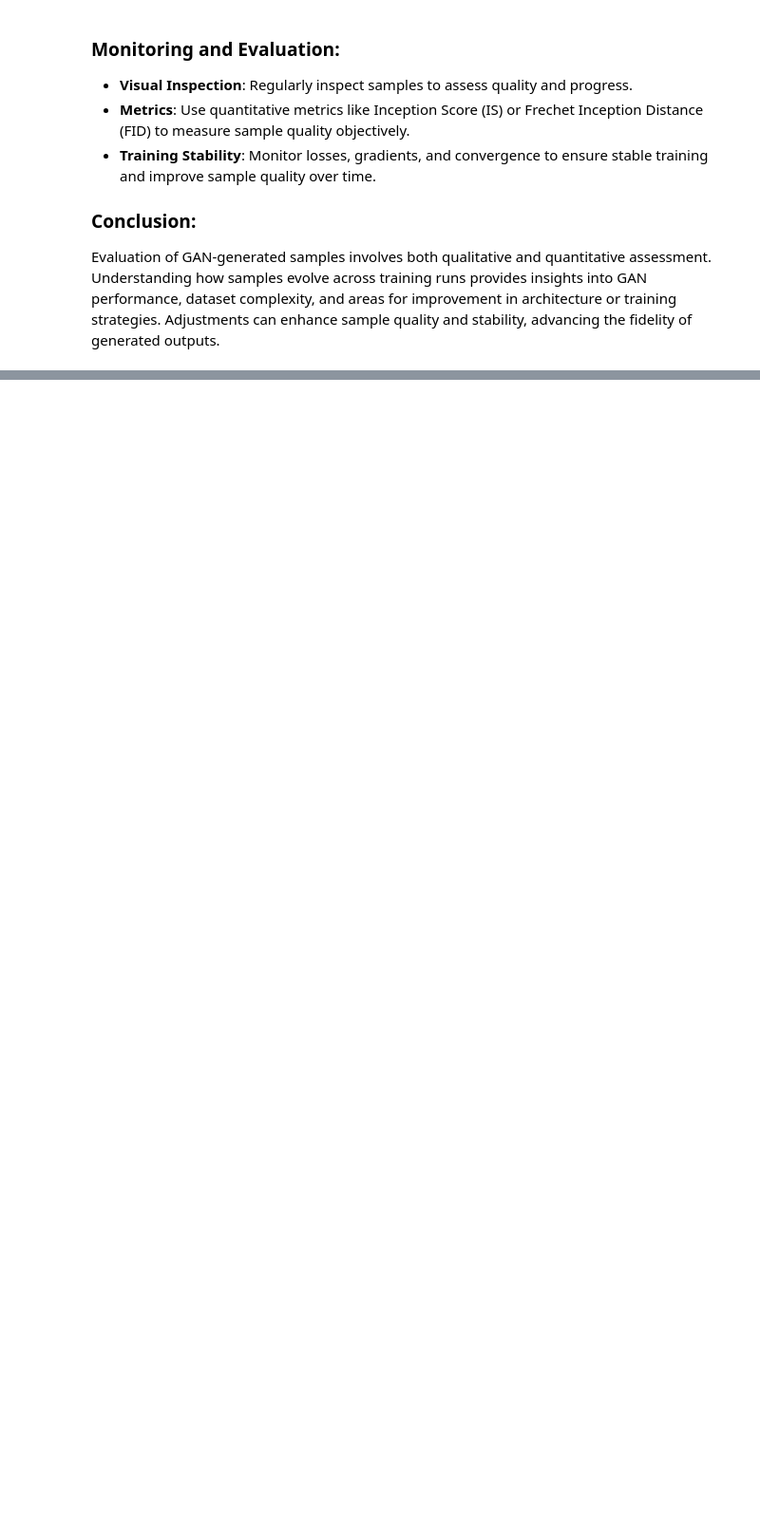
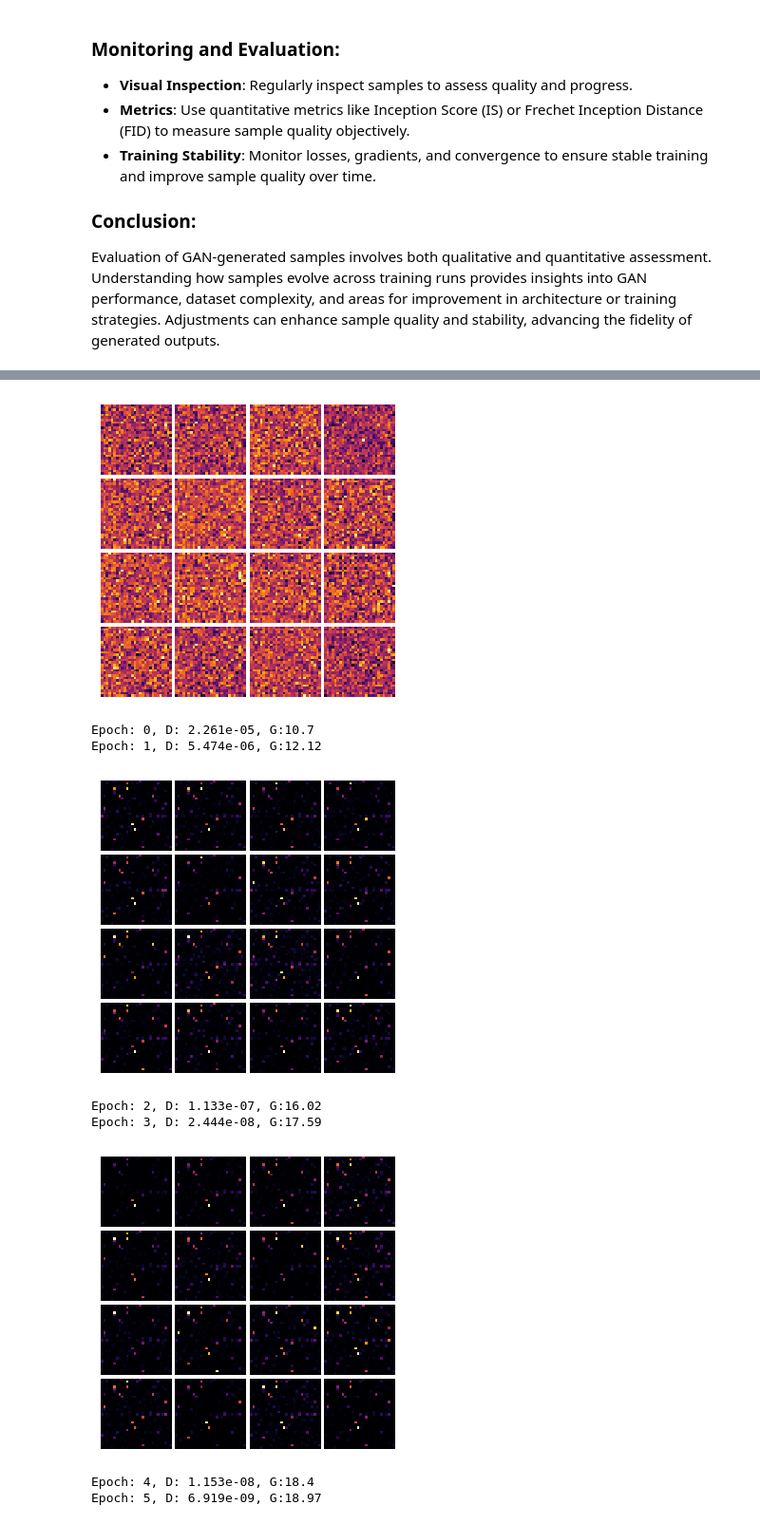
Before and after one commit to setrar/MALCOM, a Jupyter notebook: Labs/Lab 2/MALCOM2023_Lab2_GANs.ipynb, the cells around one changed output, grey strips where cells are left out. Shown at 95% size. Saved outputs shown, nothing was run; the diff lists cells and outputs as text; code cells hidden in the pictures; blank space fills up the shorter version.

```diff
--- a/Labs/Lab 2/MALCOM2023_Lab2_GANs.ipynb
+++ b/Labs/Lab 2/MALCOM2023_Lab2_GANs.ipynb
@@ -451,0 +456,52 @@ Task 9 : Re-train the first GAN architecture with random Gaussian noise instead
+# %%
+tf.reset_default_graph()
+
+# number of images for each batch
+batch_size = 128
+# random noise dimension
+noise_dim = 96
+
+# placeholder for images from the training dataset
+x = tf.placeholder(tf.float32, [None, 784])
+# random noise fed into our generator
+z = random_gaussian_noise(batch_size, noise_dim)
+# generated images
+G_sample = generator(z)
+
+with tf.variable_scope("") as scope:
+    #scale images to be -1 to 1
+    logits_real = discriminator(2 * x - 1.0)
+    # Re-use discriminator weights on new inputs
+    scope.reuse_variables()
+    logits_fake = discriminator(G_sample)
+
+# Get the list of variables for the discriminator and generator
+D_vars = tf.get_collection(tf.GraphKeys.TRAINABLE_VARIABLES, 'discriminator')
+G_vars = tf.get_collection(tf.GraphKeys.TRAINABLE_VARIABLES, 'generator')
+
+# get our solver
+D_opt, G_opt = gan_optimizers()
+
+# get our loss
+D_loss, G_loss = gan_loss(logits_real, logits_fake)
+
+# setup training steps
+D_train_step = D_opt.minimize(D_loss, var_list=D_vars)
+G_train_step = G_opt.minimize(G_loss, var_list=G_vars)
+D_extra_step = tf.get_collection(tf.GraphKeys.UPDATE_OPS, 'discriminator')
+G_extra_step = tf.get_collection(tf.GraphKeys.UPDATE_OPS, 'generator')
+# %%
+with img_show() as sess:
+    sess.run(tf.global_variables_initializer())
+    run_a_gan(sess, G_train_step, G_loss, D_train_step,
+              D_loss, G_extra_step, D_extra_step)
+# %% [output]
+[figure, added]
+Epoch: 0, D: 2.261e-05, G:10.7
+Epoch: 1, D: 5.474e-06, G:12.12
+[figure, added]
+Epoch: 2, D: 1.133e-07, G:16.02
+Epoch: 3, D: 2.444e-08, G:17.59
+[figure, added]
+Epoch: 4, D: 1.153e-08, G:18.4
+Epoch: 5, D: 6.919e-09, G:18.97
```
Also changed, not shown: parts of 8 cells of this notebook.
